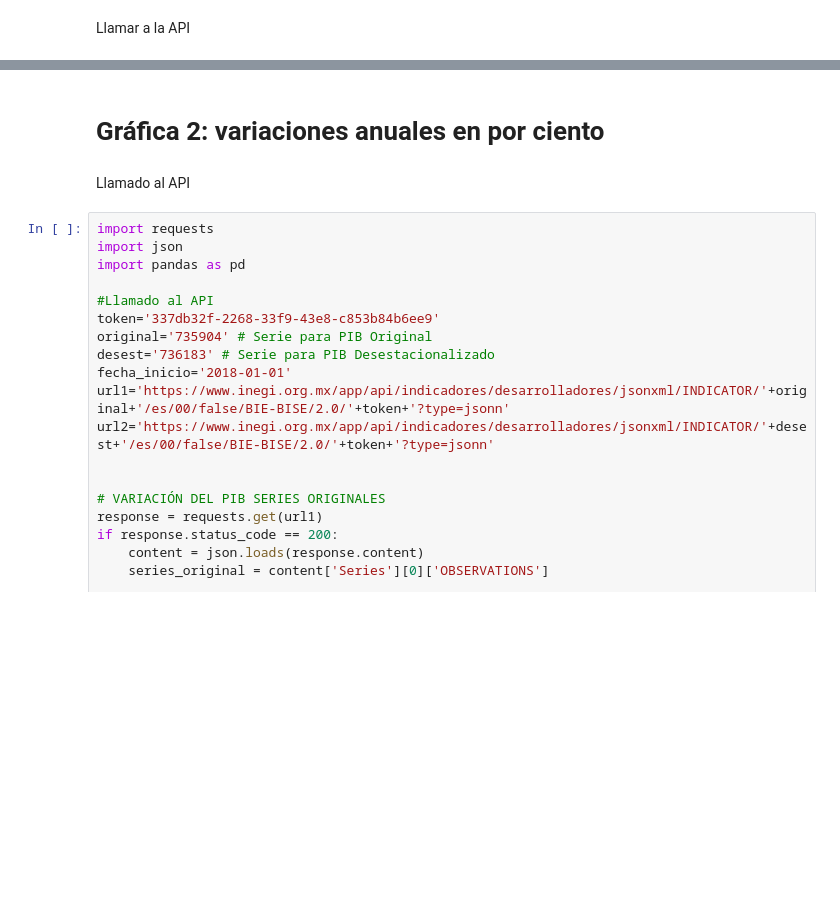
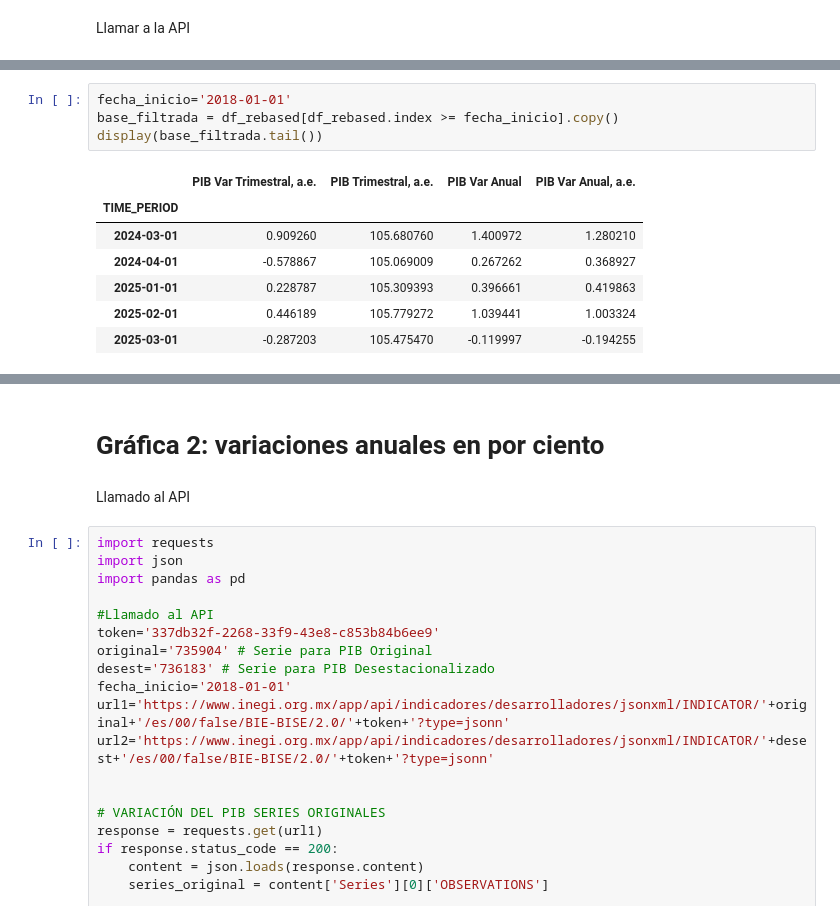
Before and after one commit to laloflogar/RB2026, a Jupyter notebook: Gráficas_nacional.ipynb, the cells around one changed output, grey strips where cells are left out. Saved outputs shown, nothing was run; the diff lists cells and outputs as text; blank space fills up the shorter version.

```diff
--- a/Gráficas_nacional.ipynb
+++ b/Gráficas_nacional.ipynb
@@ -344,0 +132,12 @@ fig.show()
+# %%
+fecha_inicio='2018-01-01'
+base_filtrada = df_rebased[df_rebased.index >= fecha_inicio].copy()
+display(base_filtrada.tail())
+# %% [output]
+|  | PIB Var Trimestral, a.e. | PIB Trimestral, a.e. | PIB Var Anual | PIB Var Anual, a.e. |
+| TIME_PERIOD |  |  |  |  |
+| 2024-03-01 | 0.909260 | 105.680760 | 1.400972 | 1.280210 |
+| 2024-04-01 | -0.578867 | 105.069009 | 0.267262 | 0.368927 |
+| 2025-01-01 | 0.228787 | 105.309393 | 0.396661 | 0.419863 |
+| 2025-02-01 | 0.446189 | 105.779272 | 1.039441 | 1.003324 |
+| 2025-03-01 | -0.287203 | 105.475470 | -0.119997 | -0.194255 |
```
Also changed, not shown: parts of 31 cells of this notebook.
